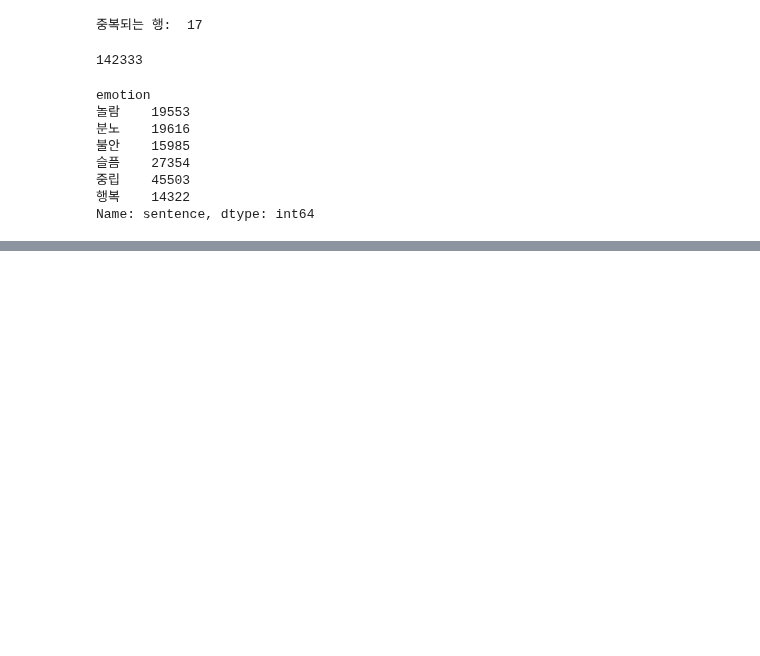
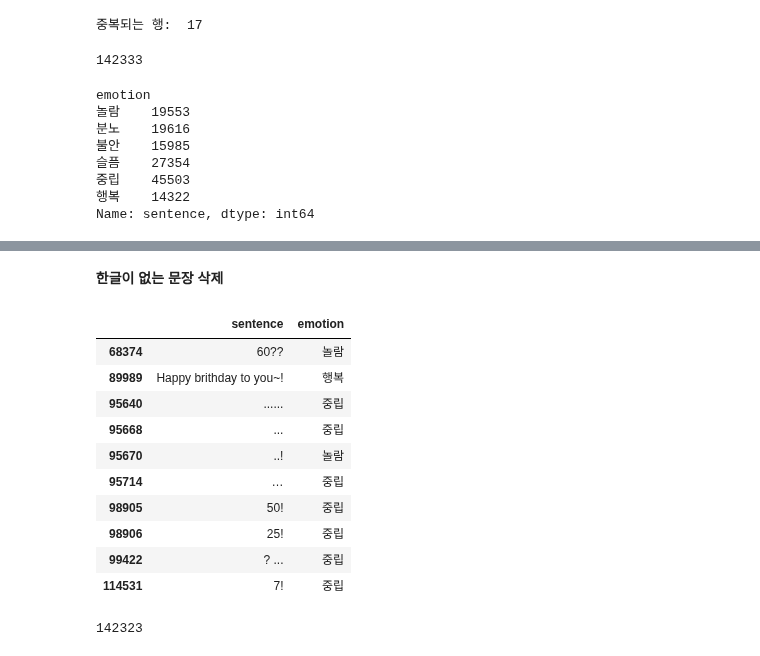
Before and after one commit to Bongwoo2lee/floread, a Jupyter notebook: sentiment-analysis/EDA.ipynb, the cells around one changed output, grey strips where cells are left out. Drawn from its saved outputs; the diff is of its cells as text; code cells hidden in the pictures; blank space fills up the shorter version.

```diff
--- a/sentiment-analysis/EDA.ipynb
+++ b/sentiment-analysis/EDA.ipynb
@@ -552,0 +575,30 @@ trainsum.to_csv("data/병합데이터셋.csv")
+# %% [markdown]
+__한글이 없는 문장 삭제__
+# %%
+def has_korean(text):
+    korean_check = lambda text: any(char >= '가' and char <= '힣' for char in text)
+    return korean_check(text)
+
+df_filter = trainset[trainset['sentence'].apply(lambda x: not has_korean(x))]
+df_filter
+# %% [output]
+|  | sentence | emotion |
+| 68374 | 60?? | 놀람 |
+| 89989 | Happy brithday to you~! | 행복 |
+| 95640 | ...... | 중립 |
+| 95668 | ... | 중립 |
+| 95670 | ..! | 놀람 |
+| 95714 | … | 중립 |
+| 98905 | 50! | 중립 |
+| 98906 | 25! | 중립 |
+| 99422 | ? ... | 중립 |
+| 114531 | 7! | 중립 |
+# %%
+# 'sentence' 열에서 한글이 있는지 확인하여 한글이 없는 행 삭제
+trainset = trainset[trainset['sentence'].apply(lambda x: has_korean(x))]
+
+# 삭제된 행에 대한 인덱스 재설정
+trainset.reset_index(drop=True, inplace=True)
+len(trainset)
+# %% [output]
+142323
```
Also changed, not shown: parts of 19 cells of this notebook.
